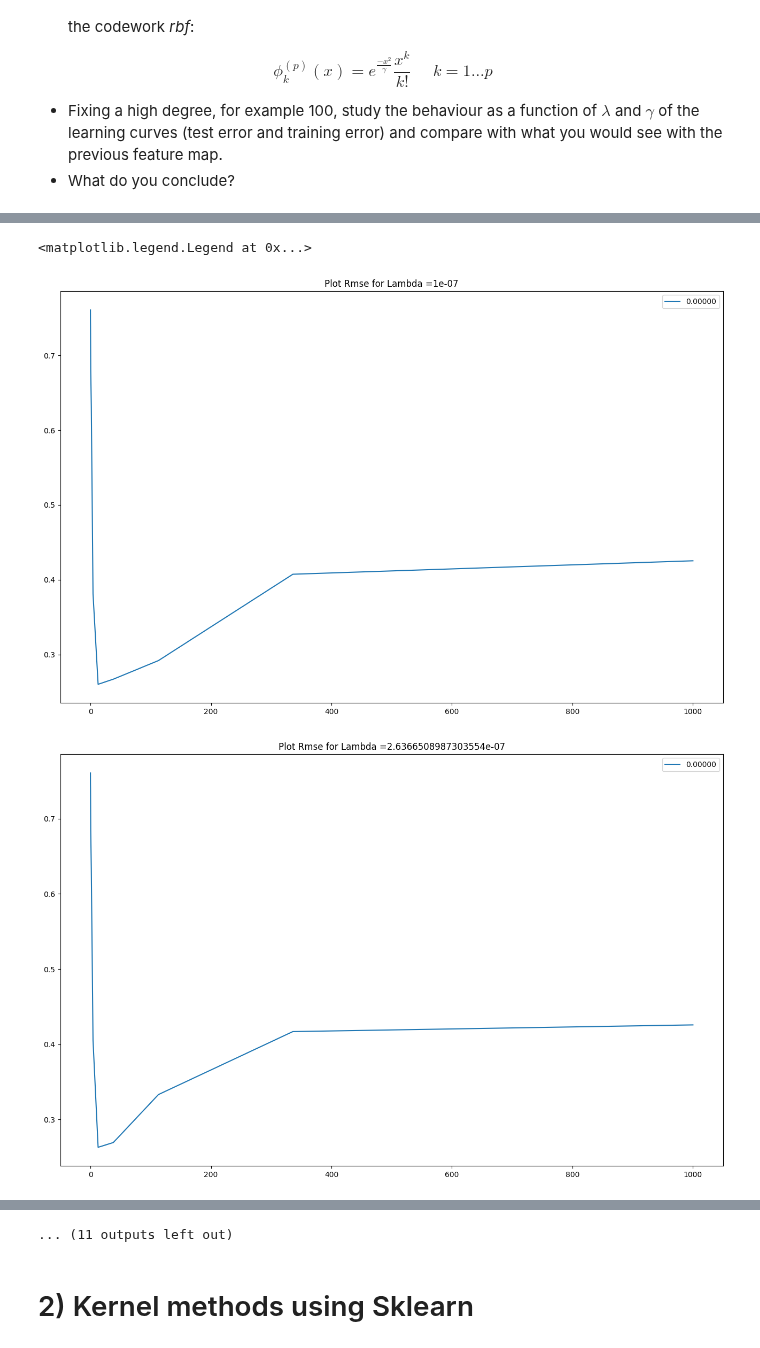
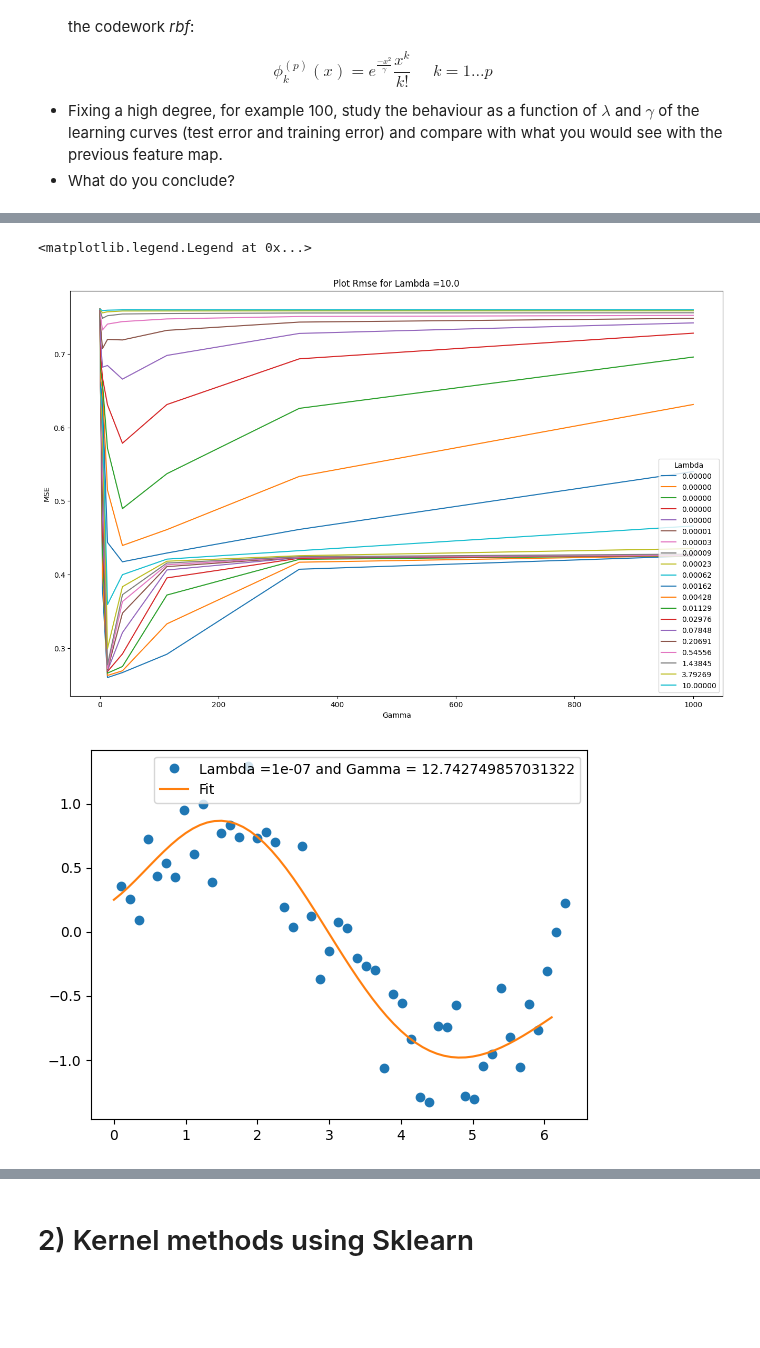
Before and after one commit to fpalmisa/FundamentalLearningEPFL, a Jupyter notebook: TP8/[exercise]kernels.ipynb, the cells around one changed output, grey strips where cells are left out. Cells and saved outputs as stored; diff of their text form; code cells hidden in the pictures; blank space fills up the shorter version.

```diff
--- a/TP8/[exercise]kernels.ipynb
+++ b/TP8/[exercise]kernels.ipynb
@@ -126,7 +126,7 @@ best_weights = 0
 best_lambda = 0
 best_gamma = 0
 
-
+plt.figure(figsize = (16,10))
 for l in lambda_:
     rmse_plot = []
     for g in gamma :
@@ -143,9 +143,10 @@ for l in lambda_:
 
 
     plt.plot(gamma,rmse_plot, label = f'{l:.5f}')
-    plt.fi
     plt.title(f'Plot Rmse for Lambda ={l}')
-    plt.legend()
+    plt.xlabel('Gamma')
+    plt.ylabel('MSE')
+    plt.legend(title = 'Lambda', loc = 'lower right')
     #plt.show()
 
 print(best_rmse)
@@ -154,32 +155,32 @@ print(best_lambda)
 print(best_gamma)
 
 
 
 plt.figure()
 xvals = np.arange(min(training_x) - 0.1, max(training_x) + 0.1, 0.1)
 phi = build_poly(xvals, degrees, choice = 'rbf', gamma = best_gamma)
 fhat = np.dot(phi,best_weights)
 plt.plot(x,y, 'o',label=f'Lambda ={best_lambda} and Gamma = {best_gamma}')
 plt.plot(xvals,fhat,label=f'Fit')
 plt.legend()
 # %% [output]
 0.26010551773480767
 [ 2.48724315e-001  1.52683522e+000  9.07928023e+000 -5.74721324e+001
   3.54149048e+001  4.75497927e+001  2.43857960e+001  8.39954884e+000
   2.24698293e+000  4.98679002e-001  9.53214919e-002  1.60774938e-002
   2.43379748e-003  3.34872510e-004  4.22921391e-005  4.94114870e-006
   5.37492063e-007  5.47294697e-008  5.24027168e-009  4.73667536e-010
   4.05569943e-011  3.29942231e-012  2.55712376e-013  1.89254940e-014
   1.34048359e-015  9.10424819e-017  5.93976126e-018  3.72859026e-019
   2.25539292e-020  1.31644361e-021  7.42404669e-023  4.04998663e-024
   2.13954490e-025  1.09570238e-026  5.44486116e-028  2.62783155e-029
   1.23280545e-030  5.62634150e-032  2.49988854e-033  1.08215296e-034
   4.56692580e-036  1.88020479e-037  7.55608379e-039  2.96585755e-040
 ... (13 lines left out)
   2.05228092e-125  3.57373938e-127  6.15969315e-129  1.05097035e-130
   1.77525680e-132]
 1e-07
 12.742749857031322
 <matplotlib.legend.Legend at 0x...>
-[figure, old version]
+[figure, new version]
-[figure, old version]
+[figure, new version]
@@ -194,4 +187,3 @@ plt.legend()
-... (11 outputs left out)
 # %% [markdown]
 # 2) Kernel methods using Sklearn
 # %% [markdown]
```
Also changed, not shown: parts of 1 cell of this notebook.
